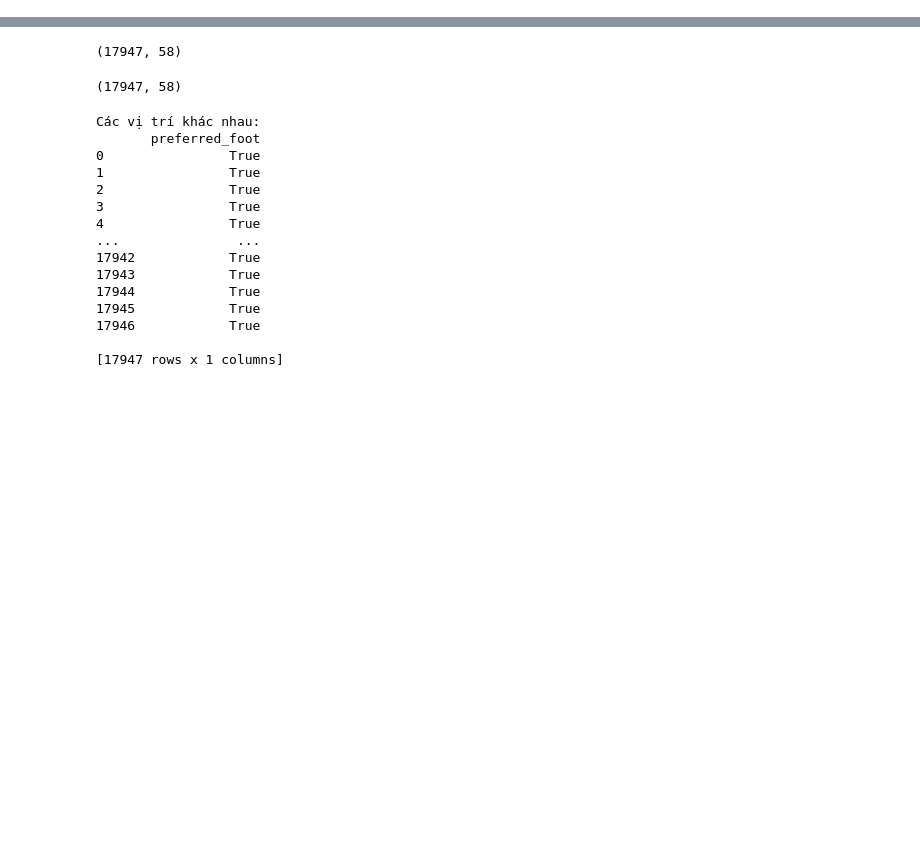
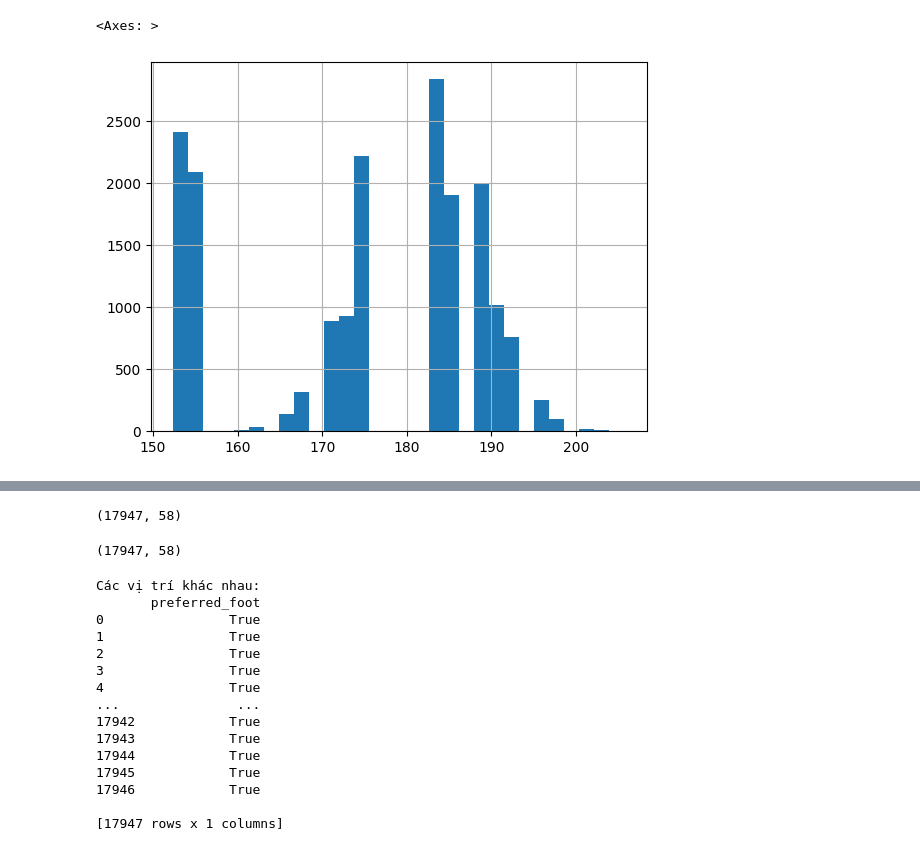
Before and after one commit to nttrung612/Football_Players_Rating_Prediction, a Jupyter notebook: demo.ipynb, the cells around one changed output, grey strips where cells are left out. Drawn from its saved outputs; the diff is of its cells as text; code cells hidden in the pictures; blank space fills up the shorter version.

```diff
--- a/demo.ipynb
+++ b/demo.ipynb
@@ -1,2 +1,9 @@
 # %%
 import pandas as pd
+
+df = pd.read_csv('fifa_players.csv')
+# %%
+df['height_cm'].hist(bins=30)
+# %% [output]
+<Axes: >
+[figure, added]
```
Also changed, not shown: parts of 36 cells of this notebook, 11 other files.
